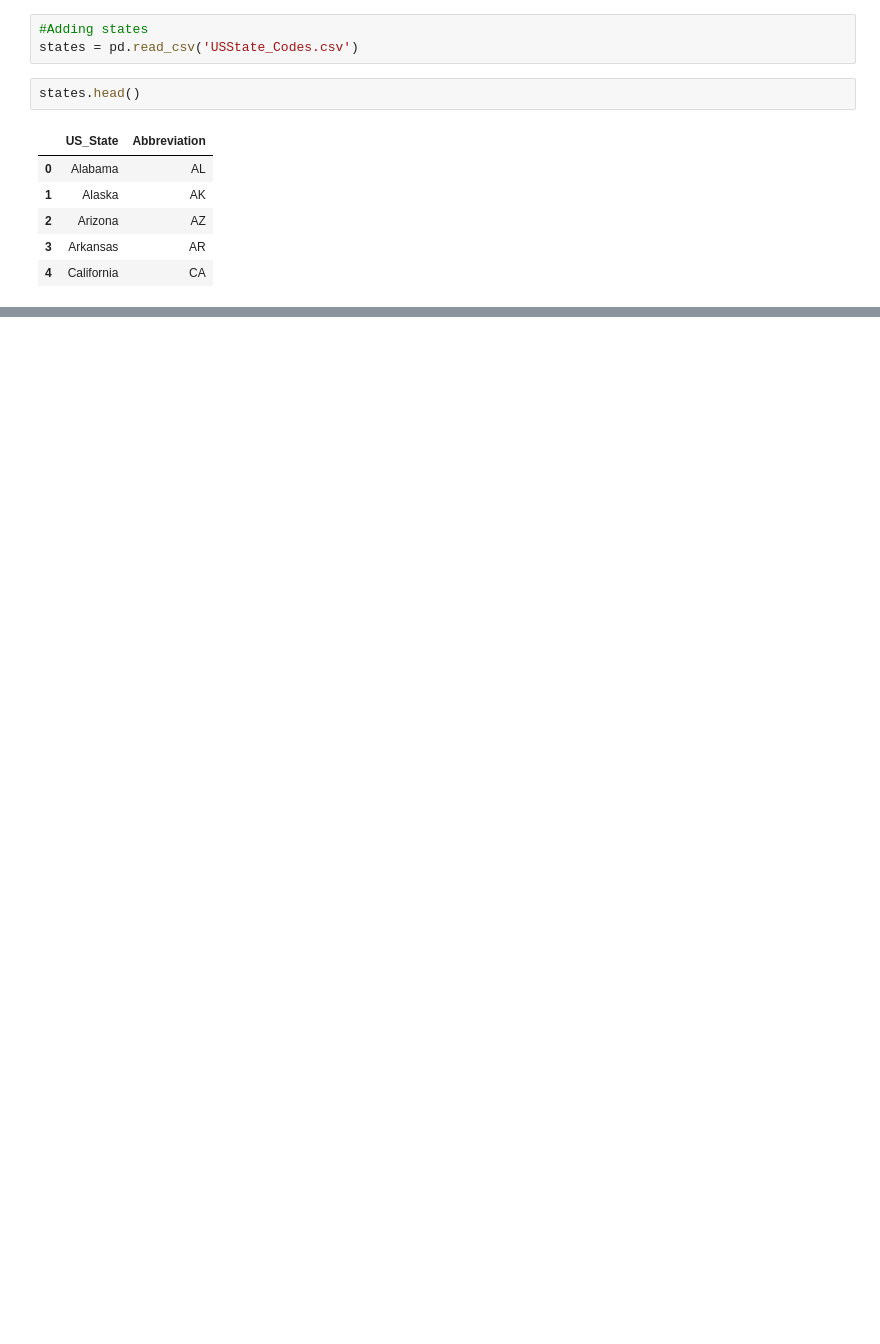
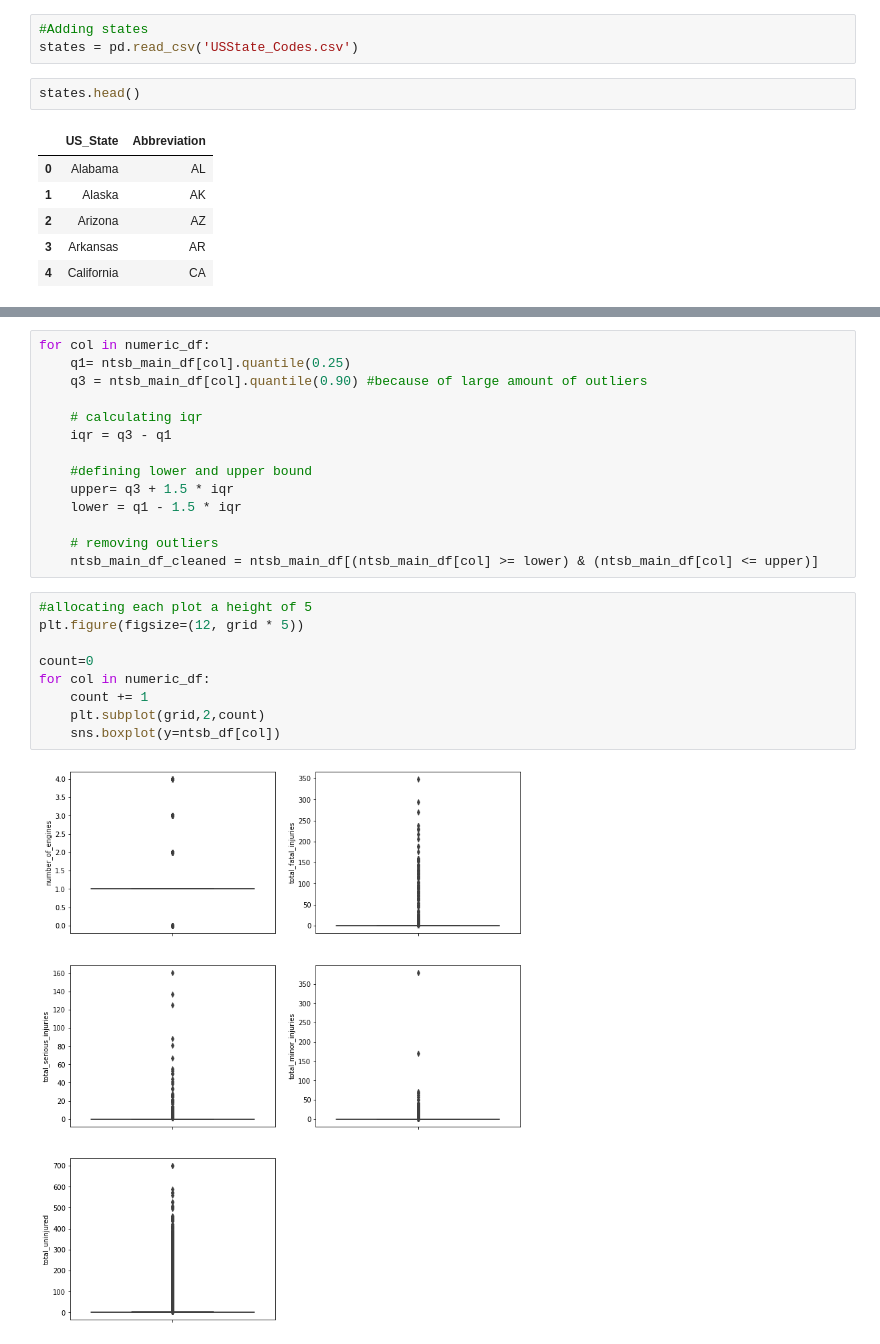
Before and after one commit to Sego-Mich/mich_phase_one_project, a Jupyter notebook: index.ipynb, the cells around one changed output, grey strips where cells are left out. Saved outputs shown, nothing was run; the diff lists cells and outputs as text; blank space fills up the shorter version.

```diff
--- a/index.ipynb
+++ b/index.ipynb
@@ -551,0 +591,25 @@ ntsb_df['state'].unique()
+# %%
+for col in numeric_df:
+    q1= ntsb_main_df[col].quantile(0.25)
+    q3 = ntsb_main_df[col].quantile(0.90) #because of large amount of outliers
+
+    # calculating iqr
+    iqr = q3 - q1
+
+    #defining lower and upper bound
+    upper= q3 + 1.5 * iqr
+    lower = q1 - 1.5 * iqr
+
+    # removing outliers
+    ntsb_main_df_cleaned = ntsb_main_df[(ntsb_main_df[col] >= lower) & (ntsb_main_df[col] <= upper)]
+# %%
+#allocating each plot a height of 5
+plt.figure(figsize=(12, grid * 5))
+
+count=0
+for col in numeric_df:
+    count += 1
+    plt.subplot(grid,2,count)
+    sns.boxplot(y=ntsb_df[col])
+# %% [output]
+[figure, added]
```
Also changed, not shown: parts of 82 cells of this notebook, 4 other files.
